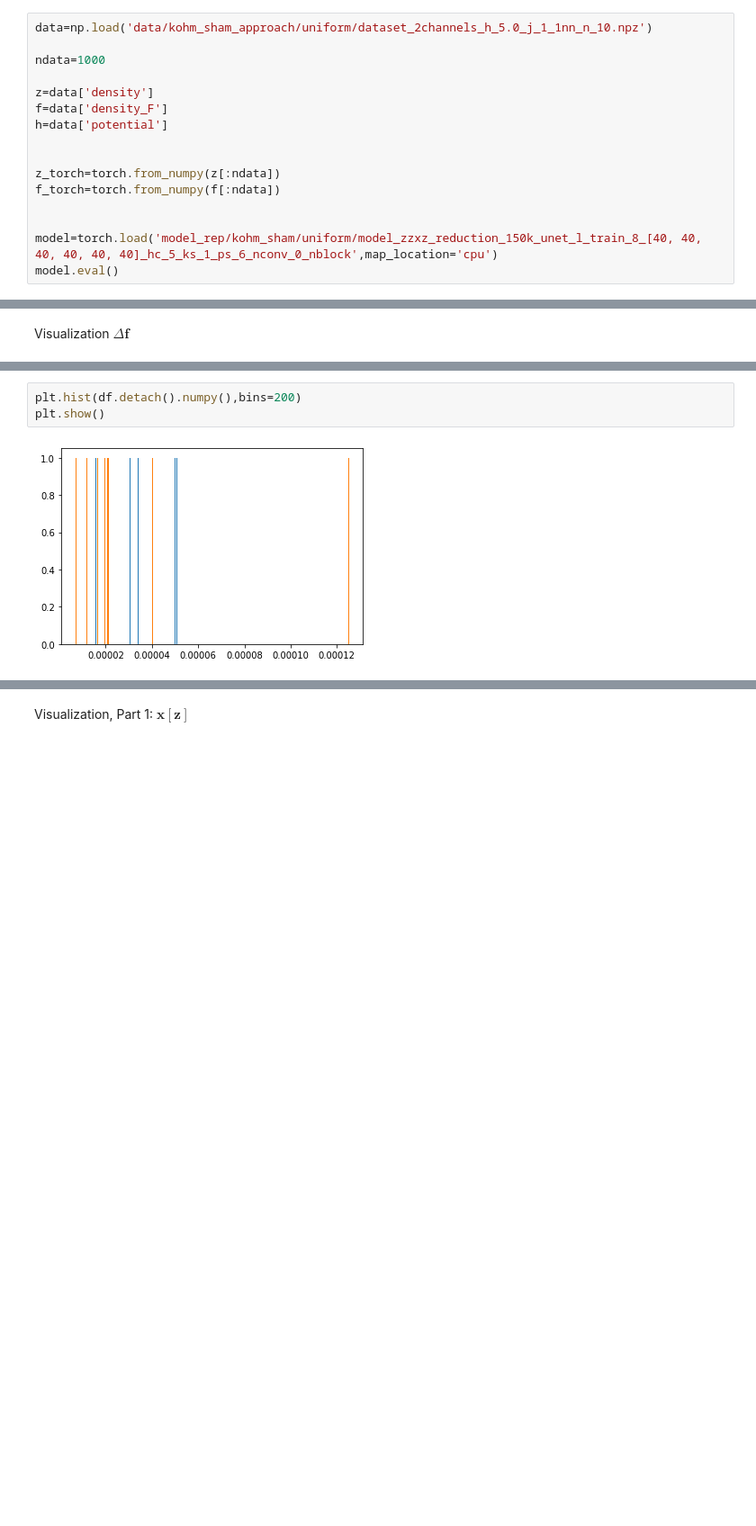
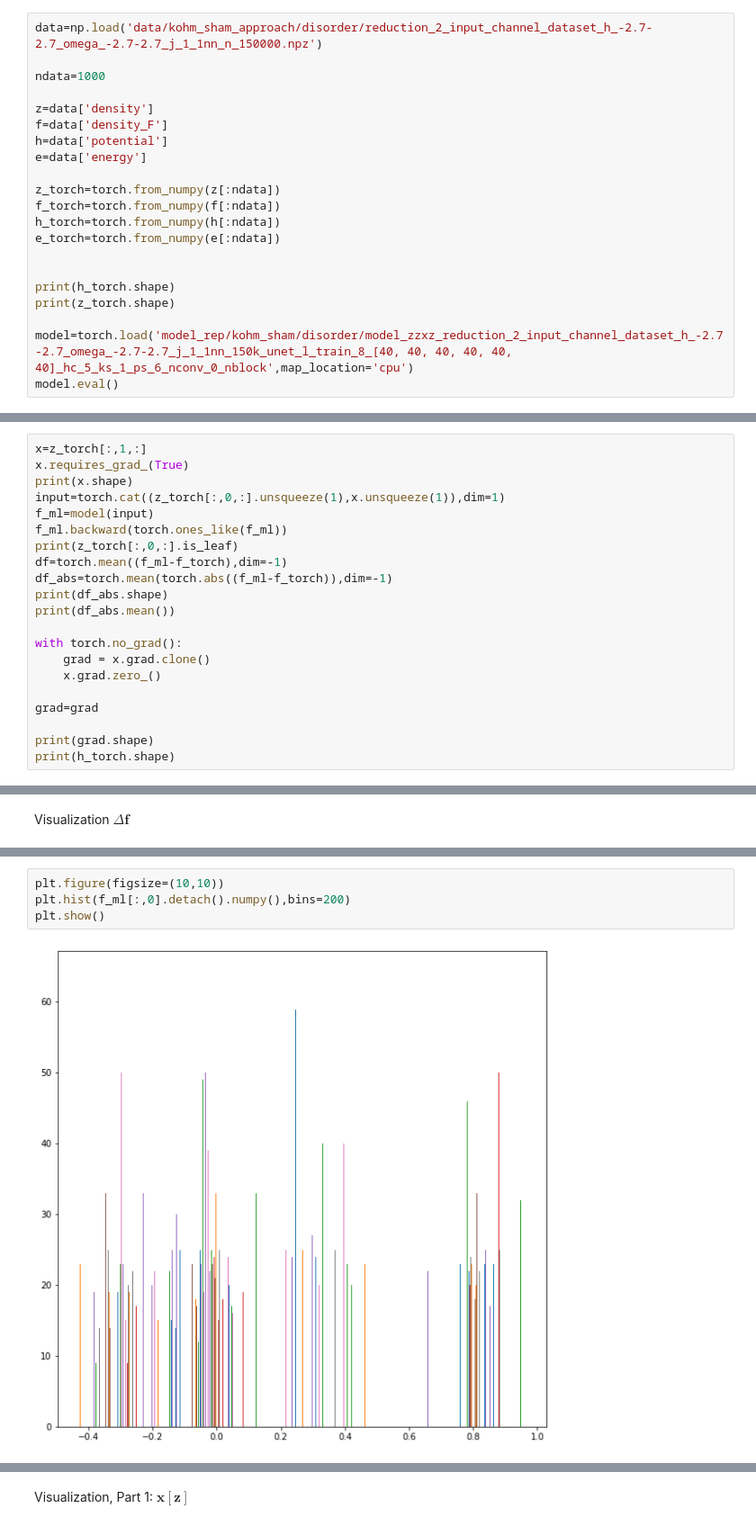
Before and after one commit to emacosta95/DL-VLM, a Jupyter notebook: Check_the_DL-DFT_Model.ipynb, the cells around one changed output, grey strips where cells are left out. Shown at 90% size. Saved outputs shown, nothing was run; the diff lists cells and outputs as text; blank space fills up the shorter version.

Commit message:
study the accuracy of the two input gradient descent

```diff
--- a/Check_the_DL-DFT_Model.ipynb
+++ b/Check_the_DL-DFT_Model.ipynb
@@ -11,19 +12,24 @@ import matplotlib.pyplot as plt
 # %% [markdown]
 Data
 # %%
-data=np.load('data/kohm_sham_approach/uniform/dataset_2channels_h_5.0_j_1_1nn_n_10.npz')
+data=np.load('data/kohm_sham_approach/disorder/reduction_2_input_channel_dataset_h_-2.7-2.7_omega_-2.7-2.7_j_1_1nn_n_150000.npz')
 
 ndata=1000
 
 z=data['density']
 f=data['density_F']
 h=data['potential']
-
+e=data['energy']
 
 z_torch=torch.from_numpy(z[:ndata])
 f_torch=torch.from_numpy(f[:ndata])
+h_torch=torch.from_numpy(h[:ndata])
+e_torch=torch.from_numpy(e[:ndata])
 
 
-model=torch.load('model_rep/kohm_sham/uniform/model_zzxz_reduction_150k_unet_l_train_8_[40, 40, 40, 40, 40, 40]_hc_5_ks_1_ps_6_nconv_0_nblock',map_location='cpu')
+print(h_torch.shape)
+print(z_torch.shape)
+
+model=torch.load('model_rep/kohm_sham/disorder/model_zzxz_reduction_2_input_channel_dataset_h_-2.7-2.7_omega_-2.7-2.7_j_1_1nn_150k_unet_l_train_8_[40, 40, 40, 40, 40, 40]_hc_5_ks_1_ps_6_nconv_0_nblock',map_location='cpu')
 model.eval()
 # %% [output]
@@ -63,0 +131,21 @@ torch.Size([10, 2])
+# %%
+x=z_torch[:,1,:]
+x.requires_grad_(True)
+print(x.shape)
+input=torch.cat((z_torch[:,0,:].unsqueeze(1),x.unsqueeze(1)),dim=1)
+f_ml=model(input)
+f_ml.backward(torch.ones_like(f_ml))
+print(z_torch[:,0,:].is_leaf)
+df=torch.mean((f_ml-f_torch),dim=-1)
+df_abs=torch.mean(torch.abs((f_ml-f_torch)),dim=-1)
+print(df_abs.shape)
+print(df_abs.mean())
+
+with torch.no_grad():
+    grad = x.grad.clone()
+    x.grad.zero_()
+
+grad=grad
+
+print(grad.shape)
+print(h_torch.shape)
@@ -66,5 +229,6 @@ Visualization $\Delta \mathbf{f}$
 # %%
-plt.hist(df.detach().numpy(),bins=200)
+plt.figure(figsize=(10,10))
+plt.hist(f_ml[:,0].detach().numpy(),bins=200)
 plt.show()
 # %% [output]
-[figure, old version]
+[figure, new version]
```
Also changed, not shown: parts of 62 cells of this notebook, 10 other files.
